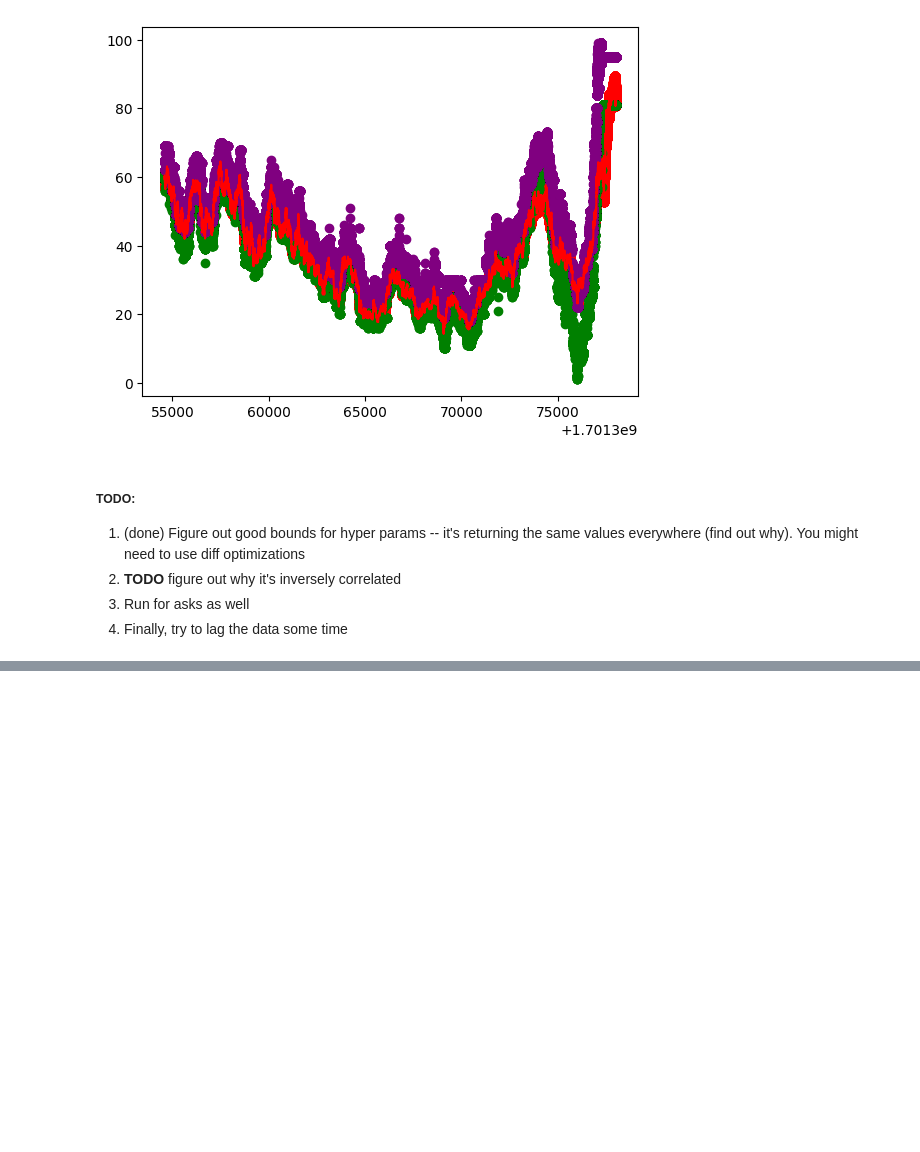
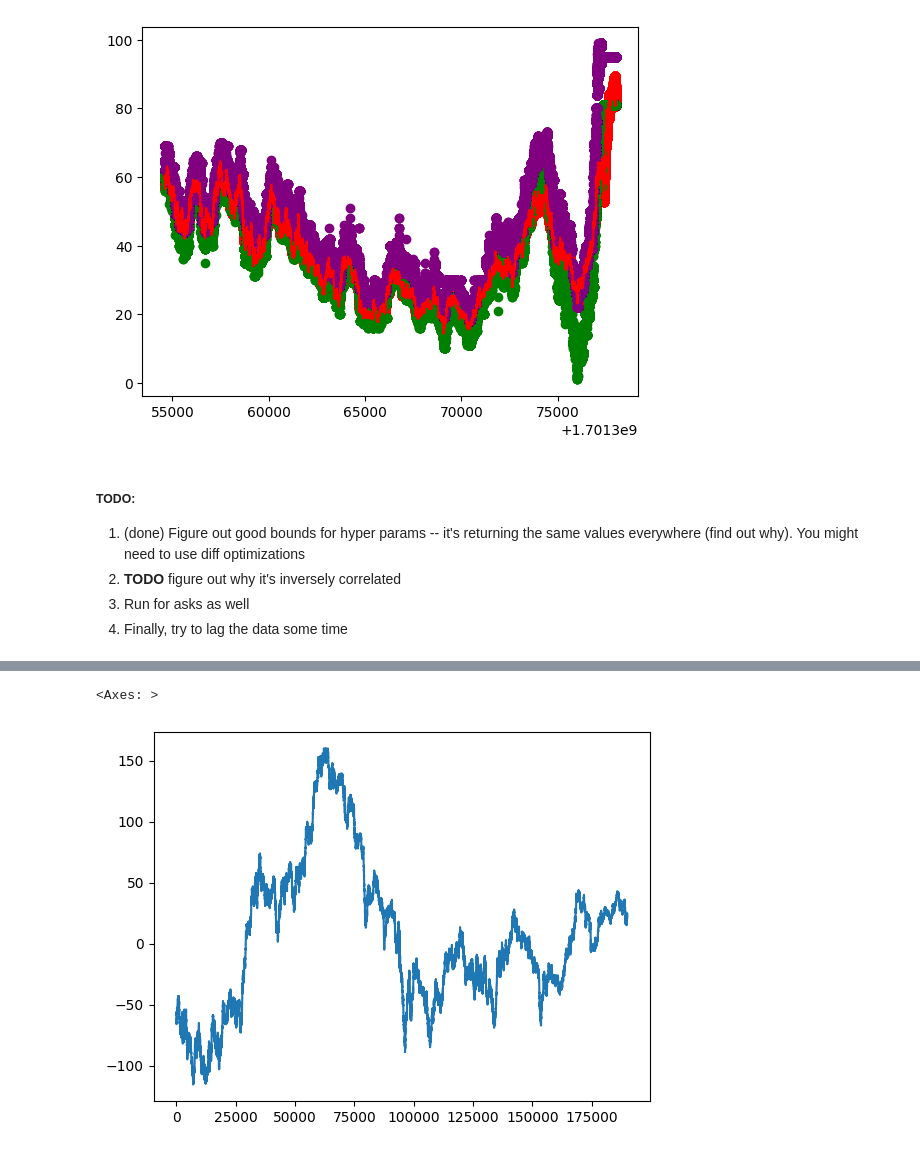
Before and after one commit to kamyarghiam/kalshi_bot, a Jupyter notebook: src/strategy/research/modeling/up_down_modeling.ipynb, the cells around one changed output, grey strips where cells are left out. Saved outputs shown, nothing was run; the diff lists cells and outputs as text; code cells hidden in the pictures; blank space fills up the shorter version.

```diff
--- a/src/strategy/research/modeling/up_down_modeling.ipynb
+++ b/src/strategy/research/modeling/up_down_modeling.ipynb
@@ -147,0 +213,11 @@ plt.show()
+# %%
+import numpy as np
+import pandas as pd
+df = pd.read_csv( "/Users/kamyarghiam/Desktop/kalshi_bot/src/data/local/research/spy_price_to_kalshi_time.csv")
+# %%
+df['x'] -= df['x'].median()
+# %%
+df.x.plot()
+# %% [output]
+<Axes: >
+[figure, added]
```
Also changed, not shown: parts of 17 cells of this notebook.
